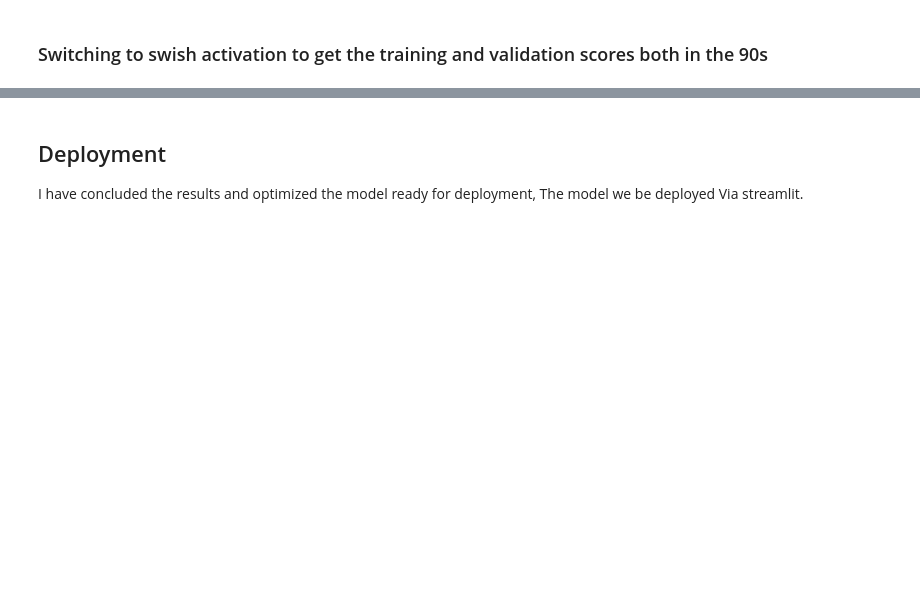
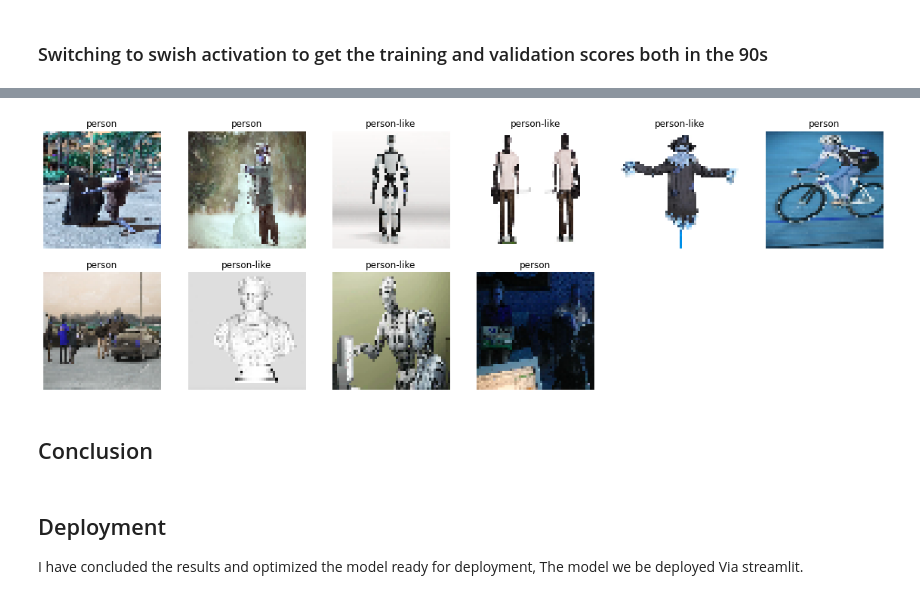
Before and after one commit to stefanocaruso0101/PedestrianDetection, a Jupyter notebook: BOOK1.ipynb, the cells around one changed output, grey strips where cells are left out. Cells and saved outputs as stored; diff of their text form; code cells hidden in the pictures; blank space fills up the shorter version.

```diff
--- a/BOOK1.ipynb
+++ b/BOOK1.ipynb
@@ -960,10 +1111,11 @@ tn, fp, fn, tp = confusion_matrix(test_labels_4,pred_ped).ravel()
 # %%
 # prediction visual on the images
 
 plt.figure(figsize=(20,20))
-for n , i in enumerate(list(np.random.randint(0,len(val_images_4),10))) :
+for n , i in enumerate(list(np.random.randint(0,len(pred_ped),10))) :
     plt.subplot(6,6,n+1)
-    plt.imshow(test_images_14[i])
+    plt.imshow(test_images_4[i])
+    plt.title(classes[pred_ped[i]])
     plt.axis('off')
-    x =np.argmax(pred_ped[i]) # takes the maximum of of the 6 probabilites.
-    plt.title((classes[x]))
+# %% [output]
+[figure, added]
@@ -972,3 +1122,5 @@ acccuracy_score(test_labels_4, pred_ped)
+# %% [markdown]
+## Conclusion
 # %% [markdown]
 ## Deployment
 I have concluded the results and optimized the model ready for deployment,
```
Also changed, not shown: parts of 56 cells of this notebook, 1 other file.
